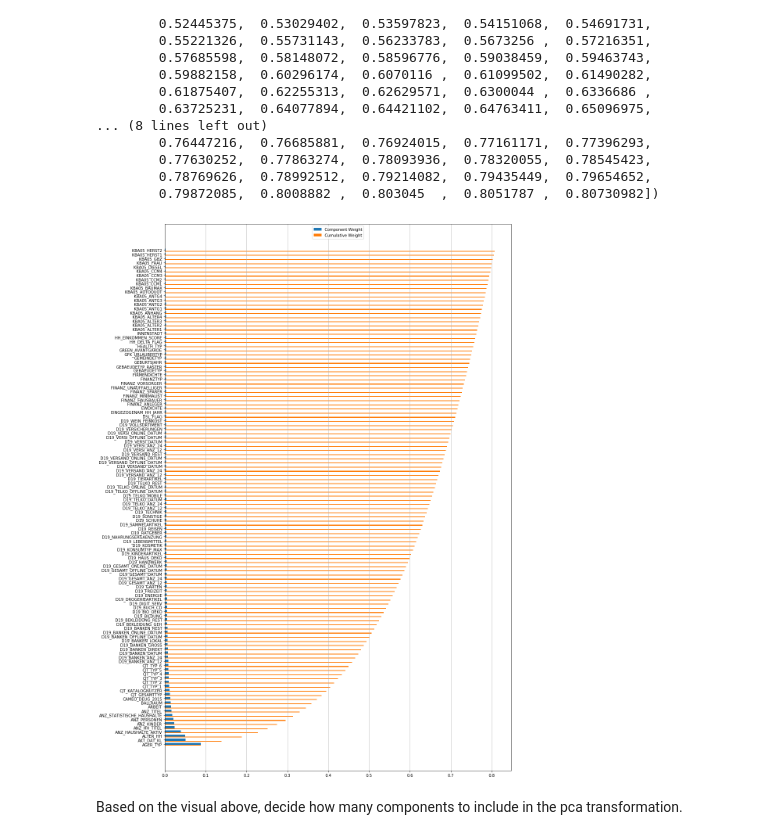
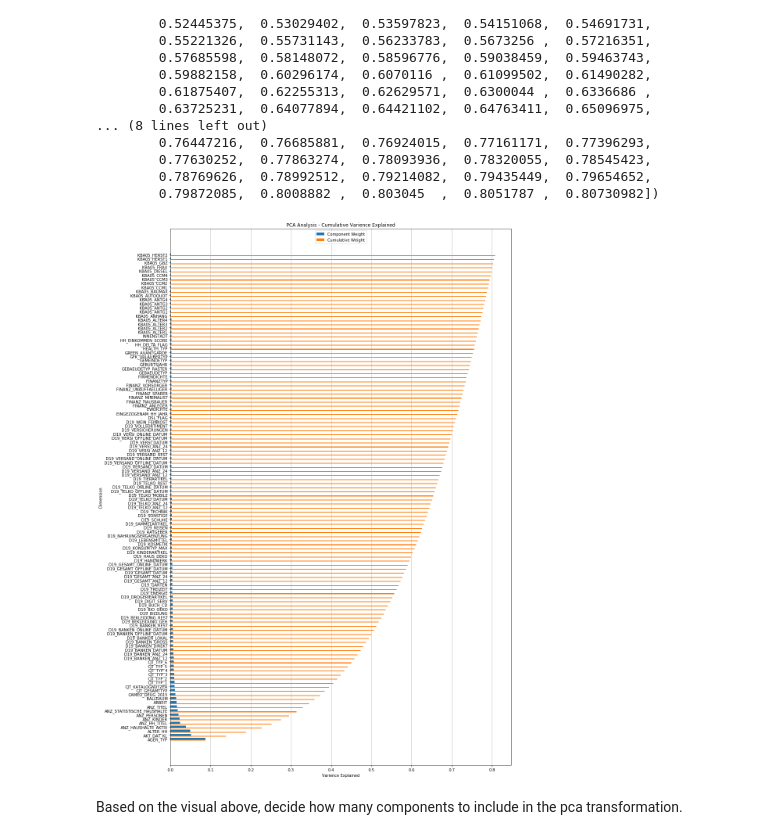
Before and after one commit to CarefulAstronaut/Udacity_DSND, a Jupyter notebook: Capstone/Arvato Project Workbook.ipynb, the cells around one changed output. Drawn from its saved outputs; the diff is of its cells as text; code cells hidden in the pictures.

```diff
--- a/Capstone/Arvato Project Workbook.ipynb
+++ b/Capstone/Arvato Project Workbook.ipynb
@@ -326,21 +348,24 @@ array([ 0.08786369,  0.1388798 ,  0.18845836,  0.22770084,  0.25167506,
 # %%
 # Investigate the variance accounted for by each principal component.
 comp_var = pca.explained_variance_ratio_
 
 indices = np.argsort(comp_var)[::-1]
 columns = cust_clean.columns.values[indices[:120]]
 values = comp_var[indices][:120]
 
 fig = plt.figure(figsize = (15,20))
 plt.barh(np.arange(120), values, height = 0.6, align = 'center', label = "Component Weight")
 plt.barh(np.arange(120) - 0.3, np.cumsum(values), height = 0.2, align = 'center', label = "Cumulative Weight")
 plt.yticks(np.arange(120), columns, wrap=0)
+plt.xlabel('Varience Explained')
+plt.ylabel('Dimension')
+plt.title('PCA Analysis - Cumulative Varience Explained')
 plt.tight_layout()
 plt.grid(True, axis = 'x')
 plt.legend(loc = 'upper center')
 plt.show()
 # %% [output]
-[figure, old version]
+[figure, new version]
 # %% [markdown]
 Based on the visual above, decide how many components to include in the pca transformation.
 # %%
```
Also changed, not shown: parts of 14 cells of this notebook, 1 other file.
